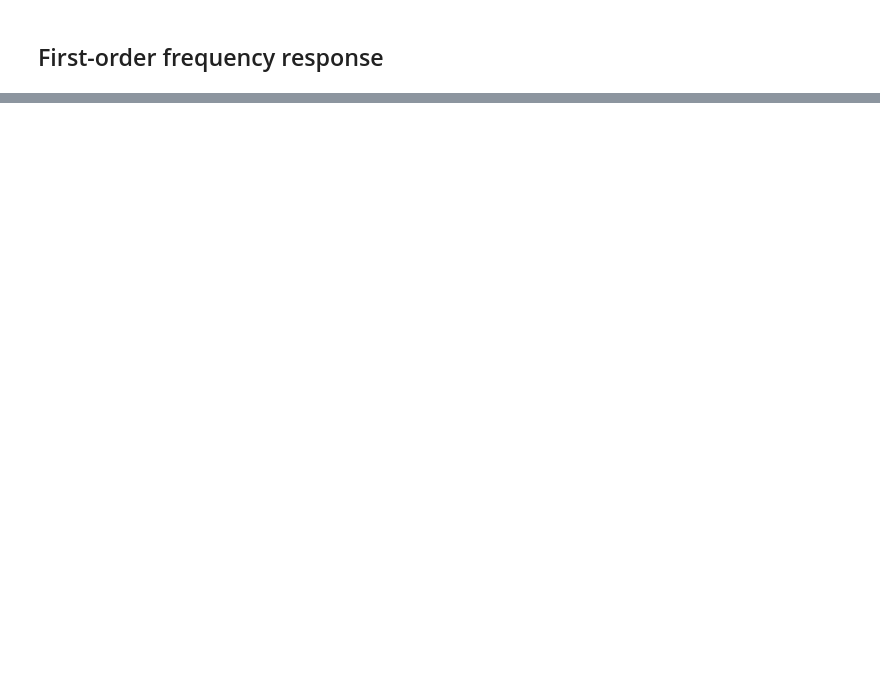
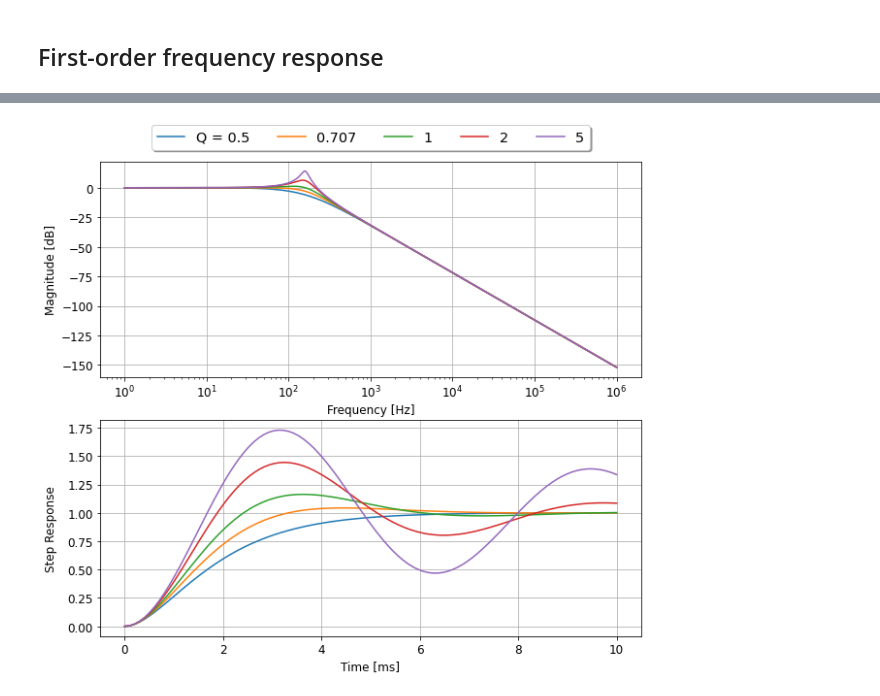
Before and after one commit to uw-analog/ee538-autumn2020, a Jupyter notebook: Lecture/2020_11_12_EE538_Lecture8.ipynb, the cells around one changed output, grey strips where cells are left out. Saved outputs shown, nothing was run; the diff lists cells and outputs as text; code cells hidden in the pictures; blank space fills up the shorter version.

```diff
--- a/Lecture/2020_11_12_EE538_Lecture8.ipynb
+++ b/Lecture/2020_11_12_EE538_Lecture8.ipynb
@@ -284,0 +388,20 @@ fig.align_ylabels(axs[:])
+# %%
+tau = 1e-3
+w0 = 1/tau
+Q = np.asarray([0.5, 0.707, 1, 2, 5])
+tin = np.linspace(0,10e-3,100)
+labels = ["Q = 0.5", "0.707", "1", "2", "5"]
+mags = []
+steps = []
+
+for q in Q:
+    sys_second = signal.TransferFunction([w0**2], [1, w0/q, w0**2])
+    w, mag_second, phase = sys_second.bode(w=w)
+    tout,step_second = signal.step(sys_second, X0=None, T=tin)
+    mags.append(10**(mag_second/20))
+    steps.append(step_second)
+
+plot_multifreqtrans(f, mags, 'Frequency [Hz]', 'Magnitude [dB]',
+                    1e3*tin, steps, 'Time [ms]', 'Step Response', labels)
+# %% [output]
+[figure, added]
```
Also changed, not shown: parts of 68 cells of this notebook, 6 other files.
